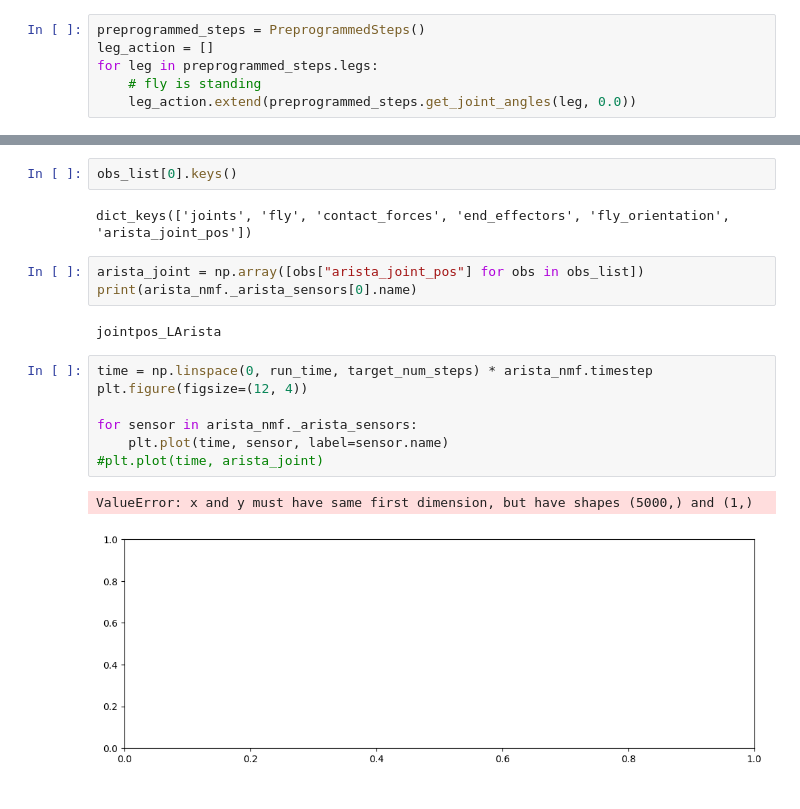
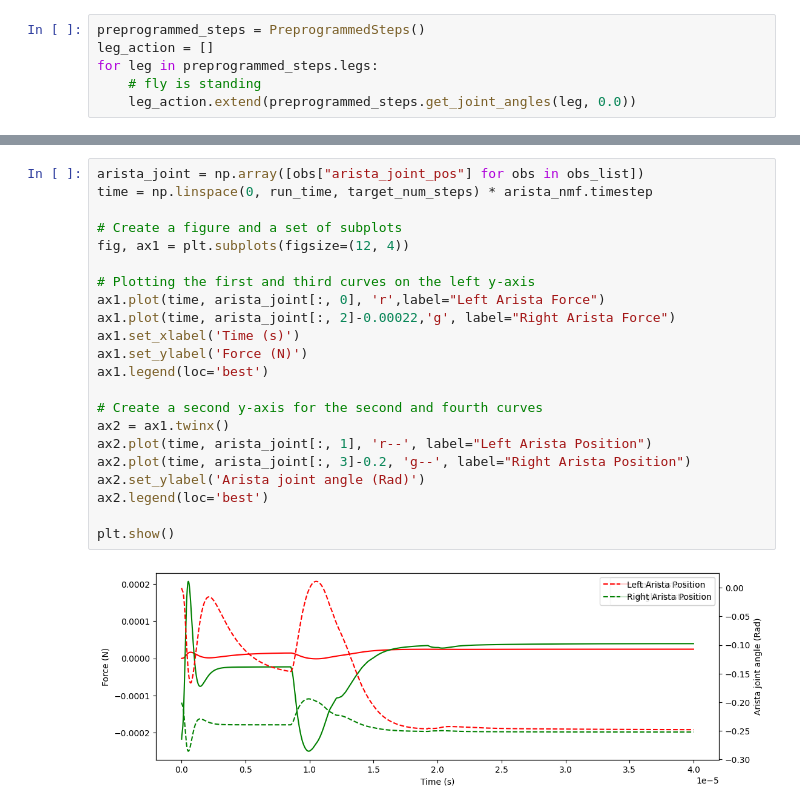
Before and after one commit to Nekoemy/CoBAR_wind_sensing, a Jupyter notebook: test_projet.ipynb, the cells around one changed output, grey strips where cells are left out. Cells and saved outputs as stored; diff of their text form.

```diff
--- a/test_projet.ipynb
+++ b/test_projet.ipynb
@@ -146,23 +181,28 @@ arista_nmf.save_video("arista.mp4", 0)
 Video("./arista.mp4")
 # %% [output]
 [interactive output not drawn]
-# %%
-obs_list[0].keys()
-# %% [output]
-dict_keys(['joints', 'fly', 'contact_forces', 'end_effectors', 'fly_orientation', 'arista_joint_pos'])
-# %%
-arista_joint = np.array([obs["arista_joint_pos"] for obs in obs_list])
-print(arista_nmf._arista_sensors[0].name)
-# %% [output]
-jointpos_LArista
-# %%
-time = np.linspace(0, run_time, target_num_steps) * arista_nmf.timestep
-plt.figure(figsize=(12, 4))
-
-for sensor in arista_nmf._arista_sensors:
-    plt.plot(time, sensor, label=sensor.name)
-#plt.plot(time, arista_joint)
-# %% [output]
-ValueError: x and y must have same first dimension, but have shapes (5000,) and (1,)
-[figure, removed]
+# %%
+arista_joint = np.array([obs["arista_joint_pos"] for obs in obs_list])
+time = np.linspace(0, run_time, target_num_steps) * arista_nmf.timestep
+
+# Create a figure and a set of subplots
+fig, ax1 = plt.subplots(figsize=(12, 4))
+
+# Plotting the first and third curves on the left y-axis
+ax1.plot(time, arista_joint[:, 0], 'r',label="Left Arista Force")
+ax1.plot(time, arista_joint[:, 2]-0.00022,'g', label="Right Arista Force")
+ax1.set_xlabel('Time (s)')
+ax1.set_ylabel('Force (N)')
+ax1.legend(loc='best')
+
+# Create a second y-axis for the second and fourth curves
+ax2 = ax1.twinx()
+ax2.plot(time, arista_joint[:, 1], 'r--', label="Left Arista Position")
+ax2.plot(time, arista_joint[:, 3]-0.2, 'g--', label="Right Arista Position")
+ax2.set_ylabel('Arista joint angle (Rad)')
+ax2.legend(loc='best')
+
+plt.show()
+# %% [output]
+[figure, added]
 # %%
```
Also changed, not shown: parts of 9 cells of this notebook.
